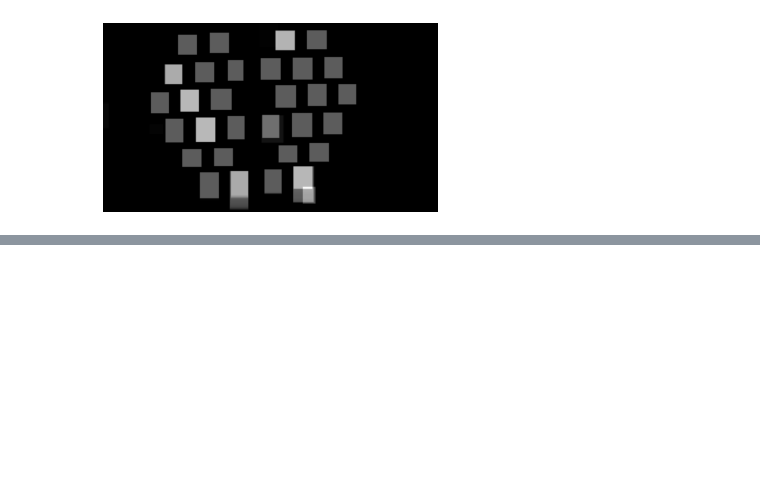
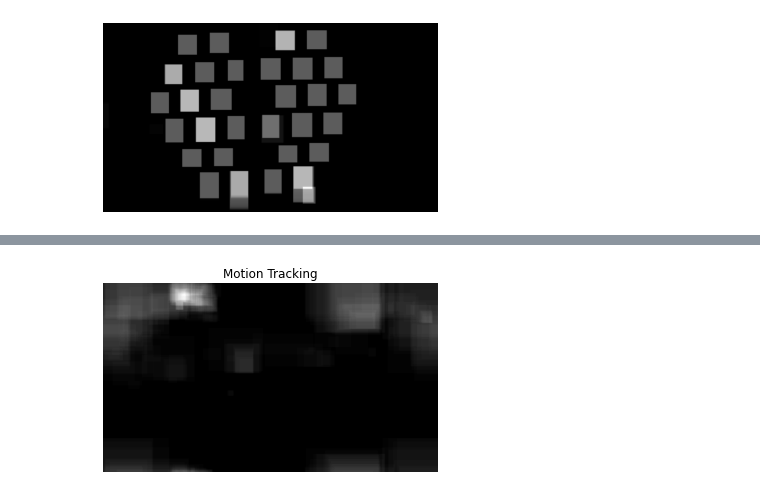
Before and after one commit to eai6/BeeVision, a Jupyter notebook: solitary_bee_hotels/scripts/research.ipynb, the cells around one changed output, grey strips where cells are left out. Cells and saved outputs as stored; diff of their text form; code cells hidden in the pictures; blank space fills up the shorter version.

```diff
--- a/solitary_bee_hotels/scripts/research.ipynb
+++ b/solitary_bee_hotels/scripts/research.ipynb
@@ -907,0 +897,6 @@ processVideo(data)
+# %%
+import pandas as pd
+df = pd.DataFrame(dt)
+df["duration"] = df["timestamp"].apply(lambda x: x[1] - x[0])
+df1 = df[df["classes"] == ""]
+df1["duration"].mean()
@@ -1466,0 +1545,93 @@ plt.show()
+# %%
+# process one activity
+activity_range = activity_periods[16]
+# extract activity information
+frame_numbers = data["frame_number"].tolist()[activity_range[0]: activity_range[1]]
+average_motion_coords = data["motions_coordinates"].tolist()[activity_range[0]: activity_range[1]]
+average_dectections_coords = data["detections_coordinates"].tolist()[activity_range[0]: activity_range[1]]
+detections_classes = data["detections_classes"].tolist()[activity_range[0]: activity_range[1]]
+all_motion_cords = data["frame_motions"].tolist()[activity_range[0]: activity_range[1]]
+all_detections_cords = data["frame_detections"].tolist()[activity_range[0]: activity_range[1]]
+
+# decrement frame numbers by
+frame_numbers = [frame_number - frame_numbers[0] for frame_number in frame_numbers]
+#frame_numbers
+
+
+# extract all motions
+motion_tracking = []
+motion_frame_numbers = []
+for i in range(len(all_motion_cords)):
+    frame = all_motion_cords[i]
+    frame_number = frame_numbers[i]
+    for cord in ast.literal_eval(frame):
+        motion_tracking.append(cord)
+        motion_frame_numbers.append(frame_number)
+
+
+# extract all detections
+detections_tracking = []
+detections_frame_numbers = []
+for i in range(len(all_detections_cords)):
+    frame = all_detections_cords[i]
+    frame_number = frame_numbers[i]
+    for cord in ast.literal_eval(frame):
+        detections_tracking.append(cord)
+        detections_frame_numbers.append(frame_number)
+
+
+# create tracking matrix
+matrix = np.zeros((720, 1280))
+detection_matrix = np.zeros((720, 1280))
+
+
+# update matrix according to detections
+def updateMatrix(matrix, x_start, y_start, width, height, frame_number, multiplier=1):
+    matrix_copy = matrix.copy()
+    for x in range(int(x_start-(width/2)), int(x_start + (width/2))):
+        for y in range(int(y_start-(height/2)), int(y_start + (height/2))):
+            matrix_copy[y][x] += 1 + frame_number * multiplier
+
+    return matrix_copy
+
+
+# update matrix with motion tracking
+updated_matrix = matrix.copy()
+for i in range(len(motion_tracking)):
+    try:
+        detection = motion_tracking[i]
+        frame_number = motion_frame_numbers[i]
+        updated_matrix = updateMatrix(updated_matrix, int(detection[0]), int(detection[1]), int(detection[2]), int(detection[3]), frame_number, 0)
+    except:
+        print(i)
+        continue
+
+import matplotlib.pyplot as plt
+
+plt.imshow(updated_matrix, cmap='gray')
+plt.axis('off')
+plt.title("Motion Tracking")
+plt.show()
+
+
+
+
+# update matrix with detections
+updated_detection_matrix = detection_matrix.copy()
+for i in range(len(detections_tracking)):
+    try:
+        detection = detections_tracking[i]
+        frame_number = frame_numbers[i]
+        updated_detection_matrix = updateMatrix(updated_detection_matrix, int(detection[0]), int(detection[1]), int(detection[2]), int(detection[3]), frame_number, 10)
+    except:
+        print(i)
+        continue
+
+import matplotlib.pyplot as plt
+
+plt.imshow(updated_detection_matrix, cmap='gray')
+plt.axis('off')
+plt.title("Detections Tracking")
+plt.show()
+# %% [output]
+[figure, added]
```
Also changed, not shown: parts of 34 cells of this notebook, 4 other files.
